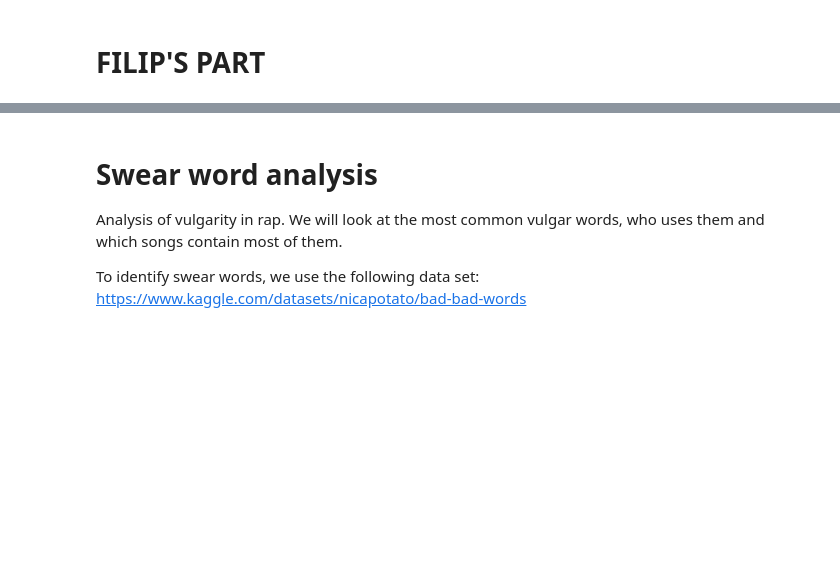
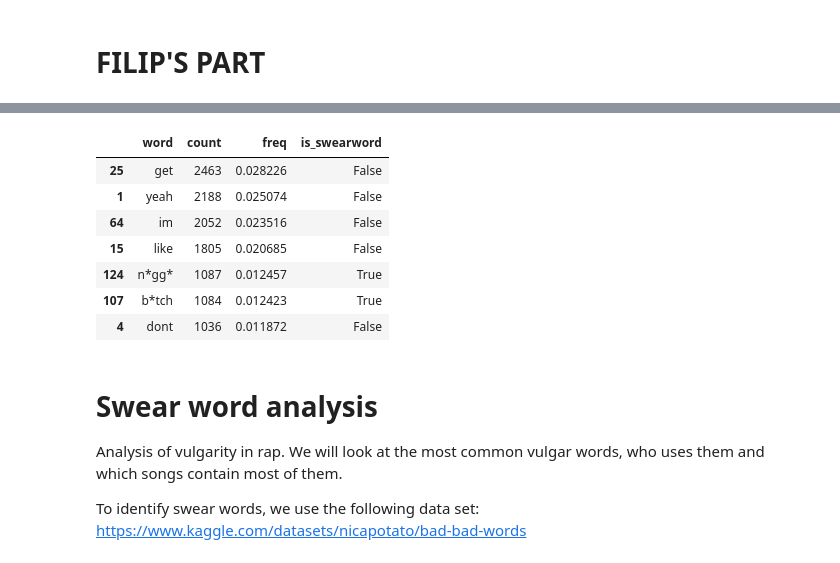
Before and after one commit to frehburg/RapLyricsAnalys, a Jupyter notebook: final_analysis.ipynb, the cells around one changed output, grey strips where cells are left out. Cells and saved outputs as stored; diff of their text form; code cells hidden in the pictures; blank space fills up the shorter version.

```diff
--- a/final_analysis.ipynb
+++ b/final_analysis.ipynb
@@ -359,0 +418,11 @@ It seems like there is a very large difference in the unique word ratio between
+# %%
+rap_words.sort_values(by='freq', ascending=False).head(n)
+# %% [output]
+|  | word | count | freq | is_swearword |
+| 25 | get | 2463 | 0.028226 | False |
+| 1 | yeah | 2188 | 0.025074 | False |
+| 64 | im | 2052 | 0.023516 | False |
+| 15 | like | 1805 | 0.020685 | False |
+| 124 | n*gg* | 1087 | 0.012457 | True |
+| 107 | b*tch | 1084 | 0.012423 | True |
+| 4 | dont | 1036 | 0.011872 | False |
```
Also changed, not shown: parts of 15 cells of this notebook, 1 other file.
